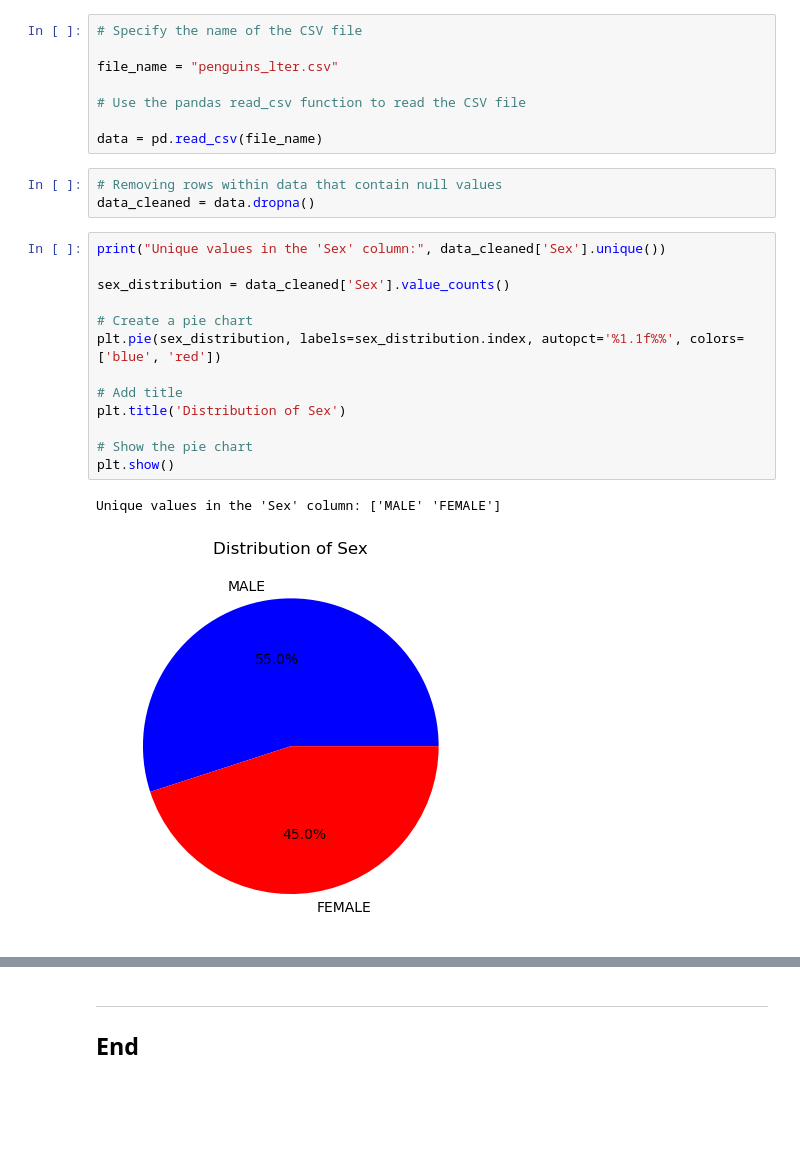
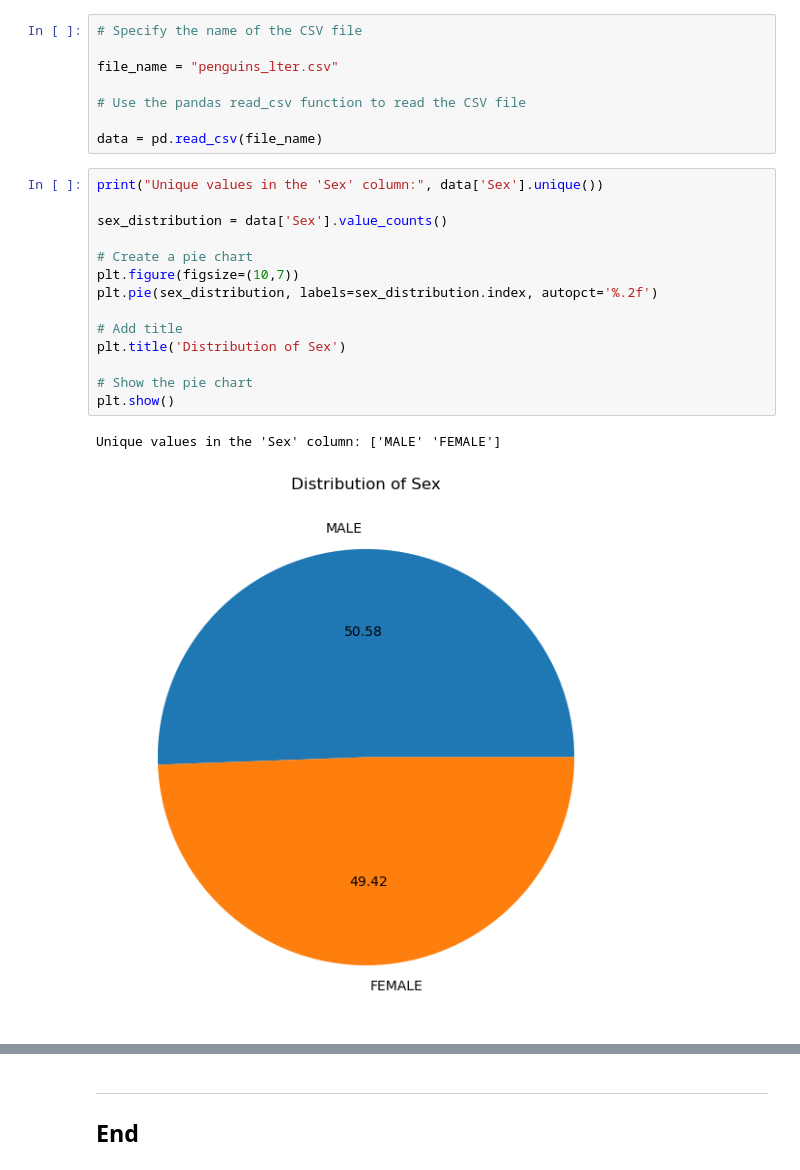
Before and after one commit to mcgarrya28/dataanalysis, a Jupyter notebook: tasks.ipynb, the cells around one changed output, grey strips where cells are left out. Drawn from its saved outputs; the diff is of its cells as text; blank space fills up the shorter version.

```diff
--- a/tasks.ipynb
+++ b/tasks.ipynb
@@ -201,22 +202,20 @@ file_name = "penguins_lter.csv"
 # Use the pandas read_csv function to read the CSV file
 
 data = pd.read_csv(file_name)
-# %%
-# Removing rows within data that contain null values
-data_cleaned = data.dropna()
 # %%
-print("Unique values in the 'Sex' column:", data_cleaned['Sex'].unique())
+print("Unique values in the 'Sex' column:", data['Sex'].unique())
 
-sex_distribution = data_cleaned['Sex'].value_counts()
+sex_distribution = data['Sex'].value_counts()
 
 # Create a pie chart
-plt.pie(sex_distribution, labels=sex_distribution.index, autopct='%1.1f%%', colors=['blue', 'red'])
+plt.figure(figsize=(10,7))
+plt.pie(sex_distribution, labels=sex_distribution.index, autopct='%.2f')
 
 # Add title
 plt.title('Distribution of Sex')
 
 # Show the pie chart
 plt.show()
 # %% [output]
 Unique values in the 'Sex' column: ['MALE' 'FEMALE']
-[figure, old version]
+[figure, new version]
```
Also changed, not shown: parts of 5 cells of this notebook, 1 other file.
